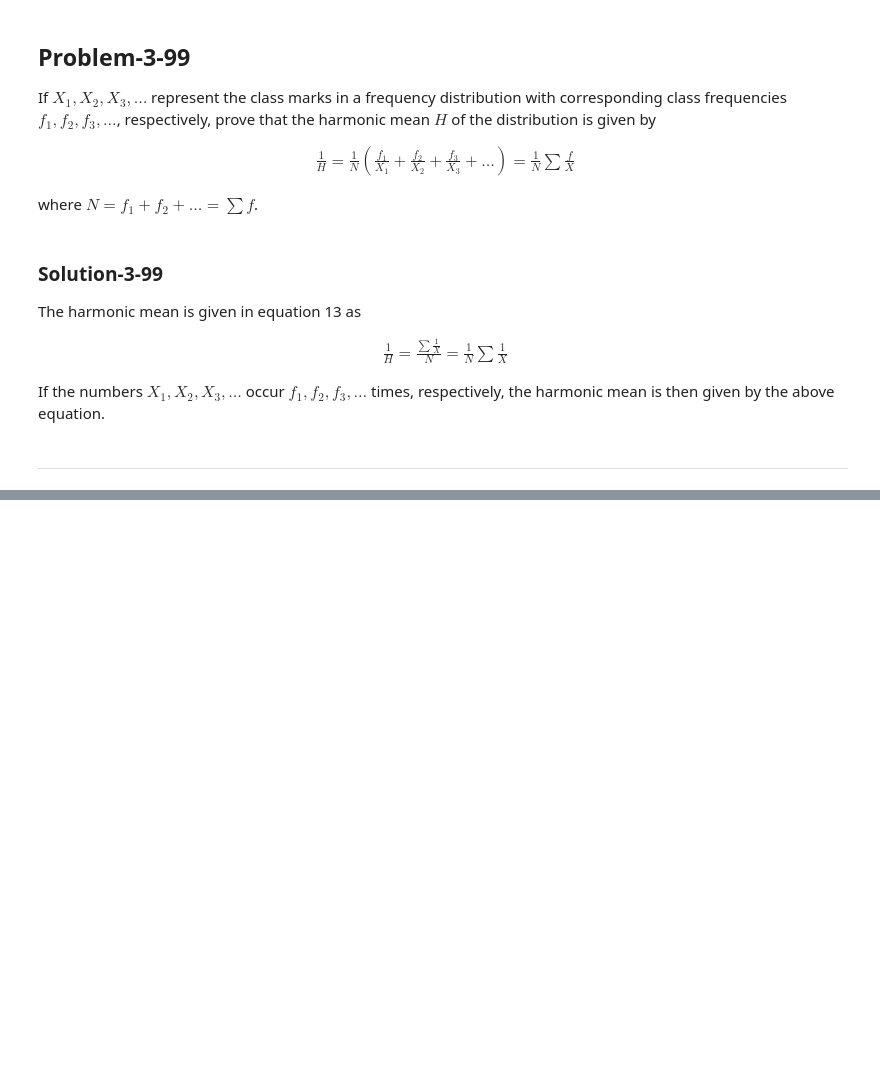
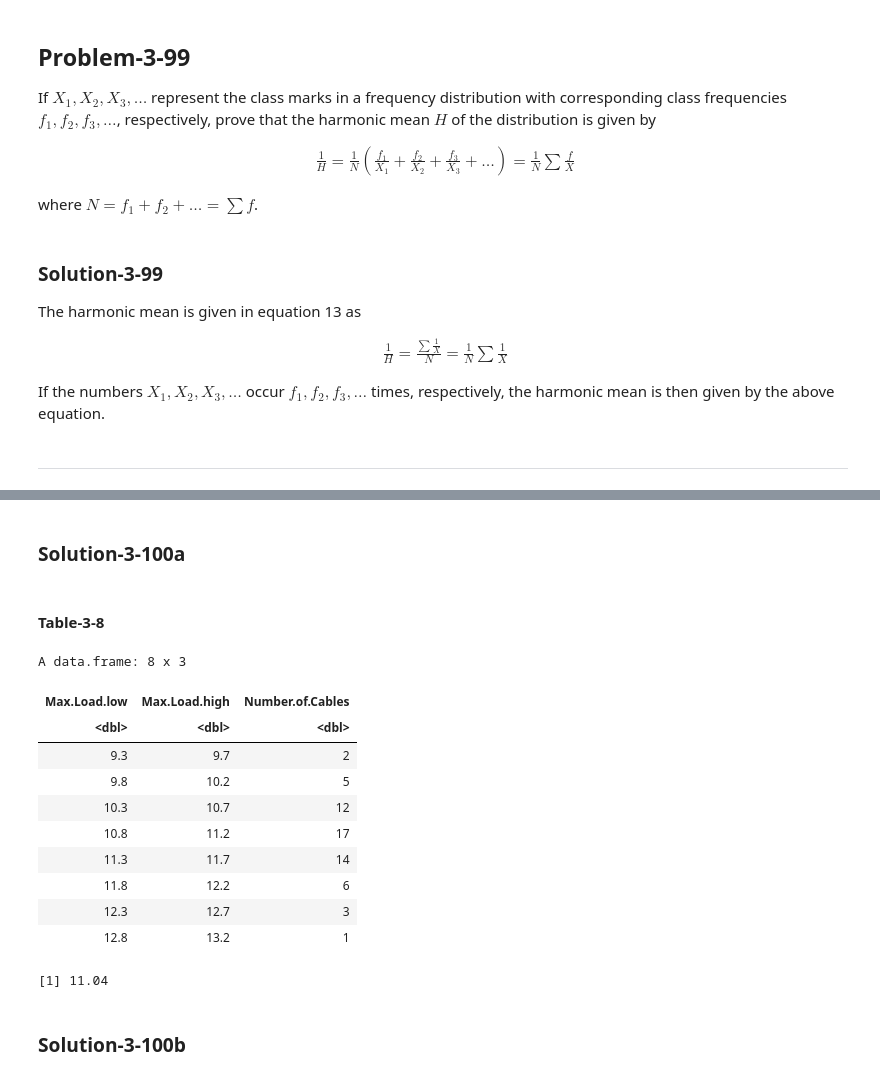
Before and after one commit to jbennett7/Statistics, a Jupyter notebook: 03 Chapter 3 The Mean, Median, Mode, and Other Measures of Central Tendency/03 Supplementary Problems/06 The harmonic mean.ipynb, the cells around one changed output, grey strips where cells are left out. Cells and saved outputs as stored; diff of their text form; code cells hidden in the pictures; blank space fills up the shorter version.

```diff
--- a/03 Chapter 3 The Mean, Median, Mode, and Other Measures of Central Tendency/03 Supplementary Problems/06 The harmonic mean.ipynb
+++ b/03 Chapter 3 The Mean, Median, Mode, and Other Measures of Central Tendency/03 Supplementary Problems/06 The harmonic mean.ipynb
@@ -85,0 +95,29 @@ given by the above equation.
+# %% [markdown]
+### Solution-3-100a
+# %% [markdown]
+#### Table-3-8
+# %%
+Table.3.8
+# %% [output]
+A data.frame: 8 x 3
+| Max.Load.low | Max.Load.high | Number.of.Cables |
+| <dbl> | <dbl> | <dbl> |
+| 9.3 | 9.7 | 2 |
+| 9.8 | 10.2 | 5 |
+| 10.3 | 10.7 | 12 |
+| 10.8 | 11.2 | 17 |
+| 11.3 | 11.7 | 14 |
+| 11.8 | 12.2 | 6 |
+| 12.3 | 12.7 | 3 |
+| 12.8 | 13.2 | 1 |
+# %%
+p3.100a <- new.env()
+p3.100a$X <- c(9.3+(9.7-9.3)/2,9.8+(10.2-9.8)/2,10.3+(10.7-10.3)/2,10.8+(11.2-10.8)/2,
+             11.3+(11.7-11.3)/2,11.8+(12.2-11.8)/2,12.3+(12.7-12.3)/2,12.8+(13.2-12.8)/2)
+p3.100a$f <- Table.3.8$Number.of.Cables
+p3.100a$H <- round(harmonic.mean.grouped(p3.100a$X,p3.100a$f),2)
+rm(p3.100a,Table.3.8)
+# %% [output]
+[1] 11.04
+# %% [markdown]
+### Solution-3-100b
```
Also changed, not shown: parts of 8 cells of this notebook, 10 other files.
